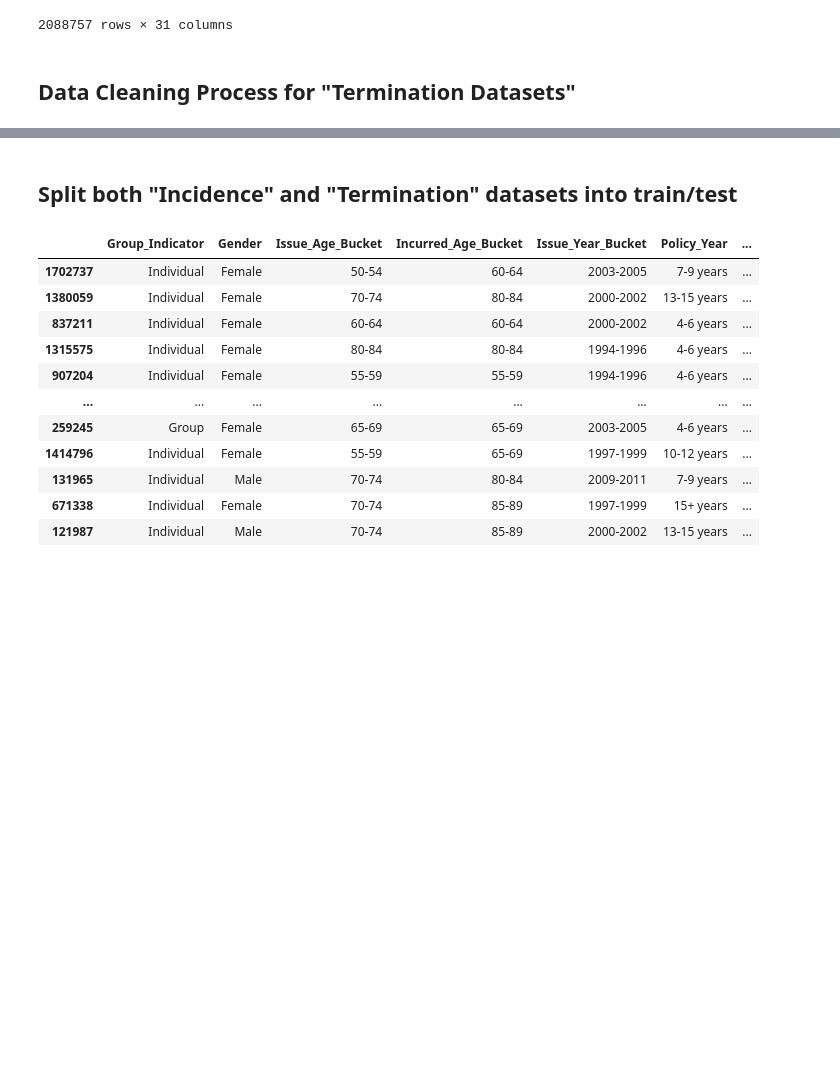
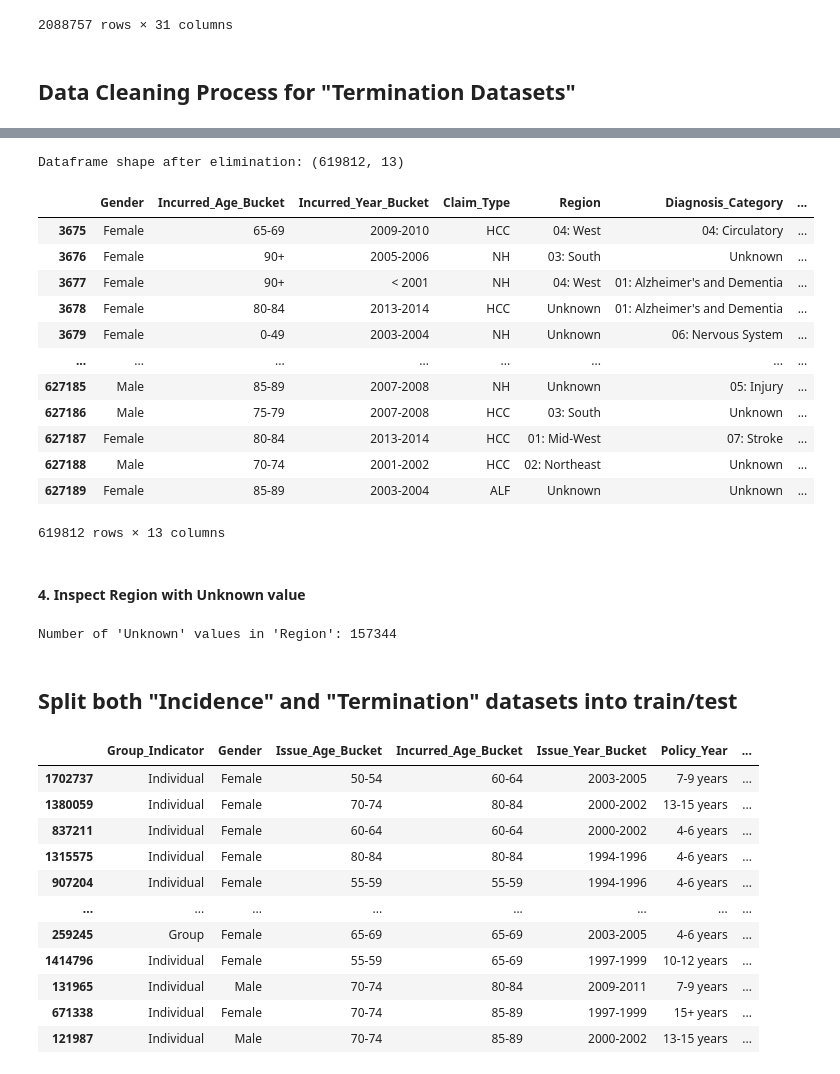
Before and after one commit to justinkao44/STA663_Project_1, a Jupyter notebook: Data_Cleaning_Process.ipynb, the cells around one changed output, grey strips where cells are left out. Saved outputs shown, nothing was run; the diff lists cells and outputs as text; code cells hidden in the pictures; blank space fills up the shorter version.

Commit message:
include termination data imputation

```diff
--- a/Data_Cleaning_Process.ipynb
+++ b/Data_Cleaning_Process.ipynb
@@ -256,3 +314,37 @@ filtered_incidence_df
+# %%
+# Eliminate rows where these three variables have 'Unknown' values
+filtered_termination_df = termination_df[
+    (termination_df['Incurred_Age_Bucket'] != 'Unknown') &
+    (termination_df['Incurred_Year_Bucket'] != 'Unknown')
+]
+
+# Display the shape of the dataframe after elimination
+print(f"Dataframe shape after elimination: {filtered_termination_df.shape}")
+# %% [output]
+Dataframe shape after elimination: (619812, 13)
+# %%
+filtered_termination_df
+# %% [output]
+|  | Gender | Incurred_Age_Bucket | Incurred_Year_Bucket | Claim_Type | Region | Diagnosis_Category | ... |
+| 3675 | Female | 65-69 | 2009-2010 | HCC | 04: West | 04: Circulatory | ... |
+| 3676 | Female | 90+ | 2005-2006 | NH | 03: South | Unknown | ... |
+| 3677 | Female | 90+ | < 2001 | NH | 04: West | 01: Alzheimer's and Dementia | ... |
+| 3678 | Female | 80-84 | 2013-2014 | HCC | Unknown | 01: Alzheimer's and Dementia | ... |
+| 3679 | Female | 0-49 | 2003-2004 | NH | Unknown | 06: Nervous System | ... |
+| ... | ... | ... | ... | ... | ... | ... | ... |
+| 627185 | Male | 85-89 | 2007-2008 | NH | Unknown | 05: Injury | ... |
+| 627186 | Male | 75-79 | 2007-2008 | HCC | 03: South | Unknown | ... |
+| 627187 | Female | 80-84 | 2013-2014 | HCC | 01: Mid-West | 07: Stroke | ... |
+| 627188 | Male | 70-74 | 2001-2002 | HCC | 02: Northeast | Unknown | ... |
+| 627189 | Female | 85-89 | 2003-2004 | ALF | Unknown | Unknown | ... |
+619812 rows × 13 columns
+# %% [markdown]
+#### 4. Inspect Region with Unknown value
+# %%
+unknown_termination_Region = (termination_df['Region'] == 'Unknown').sum()
+print(f"Number of 'Unknown' values in 'Region': {unknown_termination_Region}")
+# %% [output]
+Number of 'Unknown' values in 'Region': 157344
 # %% [markdown]
 ## Split both "Incidence" and "Termination" datasets into train/test
 # %%
```
Also changed, not shown: parts of 9 cells of this notebook.
